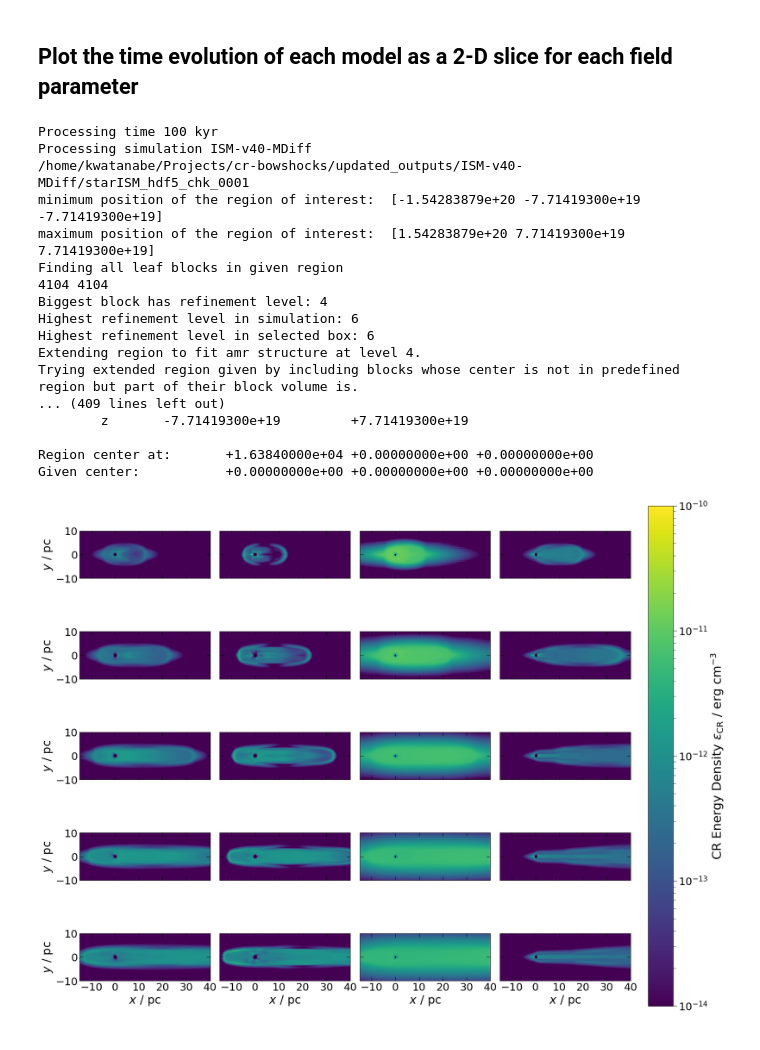
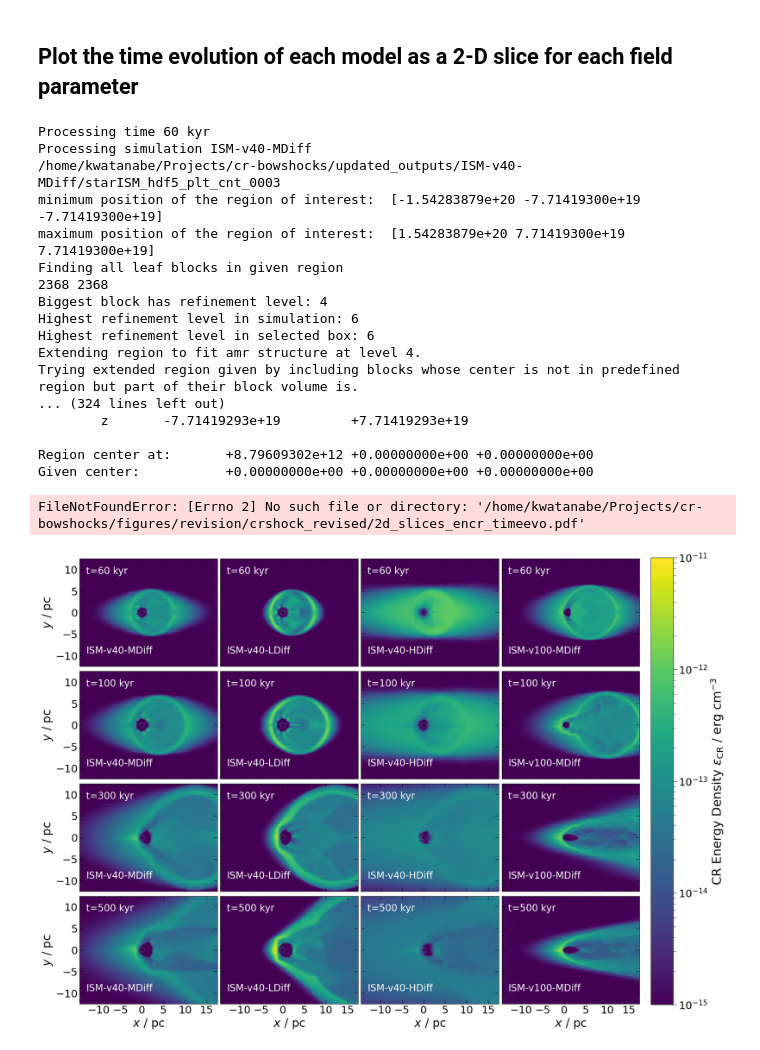
Before and after one commit to kwat0308/crbowshock_analysis_tools, a Jupyter notebook: calculate_CRshock_properties/plot_time_slices.ipynb, the cells around one changed output. Saved outputs shown, nothing was run; the diff lists cells and outputs as text; code cells hidden in the pictures.

Commit message:
commit after the revised version

```diff
--- a/calculate_CRshock_properties/plot_time_slices.ipynb
+++ b/calculate_CRshock_properties/plot_time_slices.ipynb
@@ -24,15 +24,15 @@ flash_output_dir = "/home/kwatanabe/Projects/cr-bowshocks/updated_outputs"
 bowshock_config = json.load(open("../config/bowshock_config.json", "r"))["config"]
 # %%
 sims = ["ISM-v40-MDiff", "ISM-v40-LDiff", "ISM-v40-HDiff", "ISM-v100-MDiff"]
-times = [100, 200, 300, 400,500]
+times = [60, 100, 300, 500]
 field = "encr"
 
 sim_textlabel = {
-    "ISM-v40-LDiff" : (11, -22),
-    "ISM-v40-MDiff" : (11, -22),
-    "ISM-v40-HDiff" : (11, -22),
-    "ISM-v100-MDiff" : (8, -22),
-    "ISM-v40-MHD" : (11, -22),
+    "ISM-v40-LDiff" : (-13, -9.5),
+    "ISM-v40-MDiff" : (-13, -9.5),
+    "ISM-v40-HDiff" : (-13, -9.5),
+    "ISM-v100-MDiff" : (-13, -9.5),
+    "ISM-v40-MHD" : (-13, -9.5),
 }
 
 field_labels = {
@@ -40,6 +40,7 @@ field_labels = {
     "pres" : r"Pressure $P$ / K cm$^{-3}$",
     "mag" : r"Magnetic Field Strength $|\vec{B}|^2$ / G",
     "encr" : r"CR Energy Density $\epsilon_\mathrm{CR}$ / erg cm$^{-3}$",
+    "geff" : r"Effective Adiabatic Index $\gamma_\mathrm{eff}$",
 }
 # %%
 def find_hdf5_file_from_time(time, sim_dir):
@@ -55,7 +56,8 @@ def find_hdf5_file_from_time(time, sim_dir):
 
     return None
 # %%
-fig = plt.figure(figsize=(20,15), constrained_layout=True)
+# fig = plt.figure(figsize=(20,15), constrained_layout=True)
+fig = plt.figure(figsize=(20, 14), constrained_layout=True)
 gs = fig.add_gridspec(len(times), len(sims), hspace=0, wspace=0)
 axs = gs.subplots(sharex=True, sharey=True)
 
@@ -99,12 +101,14 @@ for itime, time in enumerate(times):
         axs[itime, isim].scatter(0, 0, s=5.0, color="k")
 
         # limits
-        axs[itime, isim].set_xlim(-15,40)
-        axs[itime, isim].set_ylim(-10,10)
+        # axs[itime, isim].set_xlim(-15,40)
+        # axs[itime, isim].set_ylim(-10,10)
+        axs[itime, isim].set_xlim(-14.5, 17.5)
+        axs[itime, isim].set_ylim(-12.5,12.5)
 
         # add annotations for the simulation labels
         textcolor = "w" if field == "encr" else "k"
-        axs[itime, isim].annotate(f"t={time} kyr", xy=(12, 18), color=textcolor, fontsize=20, zorder=100)
+        axs[itime, isim].annotate(f"t={time} kyr", xy=(-13, 9), color=textcolor, fontsize=20, zorder=100)
         axs[itime, isim].annotate(bowshock_config[sim]["label"], xy=sim_textlabel[sim], color=textcolor, fontsize=20, zorder=100)
 
         # labels
@@ -144,38 +148,39 @@ for itime, time in enumerate(times):
 
         #     else:
         #         cb = fig.colorbar(sm, ax=axs[itime, isim], orientation="vertical")
         #         cb.ax.set_ylabel(field_labels[field], fontsize=22)
         #         cb.ax.tick_params(axis='both', which='major', size=8, labelsize=22)
         #         cb.ax.tick_params(axis='both', which='minor', size=6, labelsize=22)
 
         #         # scales
         #         cb.ax.set_yscale(field_scales[field])
         #     # cb.ax.tick_params(rotation=90)
 
         pf.close()
 cb = fig.colorbar(im, ax=axs.ravel().tolist(), orientation="vertical", pad=0.02)
 cb.ax.set_ylabel(field_labels[field], fontsize=26)
 cb.ax.tick_params(axis='both', which='major', size=8, labelsize=22)
 cb.ax.tick_params(axis='both', which='minor', size=6, labelsize=22)
 cb.ax.set_yscale(field_scales[field])
 
-# fig.savefig(f"{fig_dir}/2d_slices_{field}_timeevo.pdf", dpi=200, bbox_inches="tight")
+fig.savefig(f"{fig_dir}/2d_slices_{field}_timeevo.pdf", dpi=200, bbox_inches="tight")
 # %% [output]
-Processing time 100 kyr
+Processing time 60 kyr
 Processing simulation ISM-v40-MDiff
-/home/kwatanabe/Projects/cr-bowshocks/updated_outputs/ISM-v40-MDiff/starISM_hdf5_chk_0001
+/home/kwatanabe/Projects/cr-bowshocks/updated_outputs/ISM-v40-MDiff/starISM_hdf5_plt_cnt_0003
 minimum position of the region of interest:  [-1.54283879e+20 -7.71419300e+19 -7.71419300e+19]
 maximum position of the region of interest:  [1.54283879e+20 7.71419300e+19 7.71419300e+19]
 Finding all leaf blocks in given region
-4104 4104
+2368 2368
 Biggest block has refinement level: 4
 Highest refinement level in simulation: 6
 Highest refinement level in selected box: 6
 Extending region to fit amr structure at level 4.
 Trying extended region given by including blocks whose center is not in predefined region but part of their block volume is.
-... (409 lines left out)
-        z       -7.71419300e+19         +7.71419300e+19
+... (324 lines left out)
+        z       -7.71419293e+19         +7.71419293e+19
 
-Region center at:       +1.63840000e+04 +0.00000000e+00 +0.00000000e+00
+Region center at:       +8.79609302e+12 +0.00000000e+00 +0.00000000e+00
 Given center:           +0.00000000e+00 +0.00000000e+00 +0.00000000e+00
+FileNotFoundError: [Errno 2] No such file or directory: '/home/kwatanabe/Projects/cr-bowshocks/figures/revision/crshock_revised/2d_slices_encr_timeevo.pdf'
-[figure, old version]
+[figure, new version]
```
Also changed, not shown: parts of 1 cell of this notebook, 35 other files.
